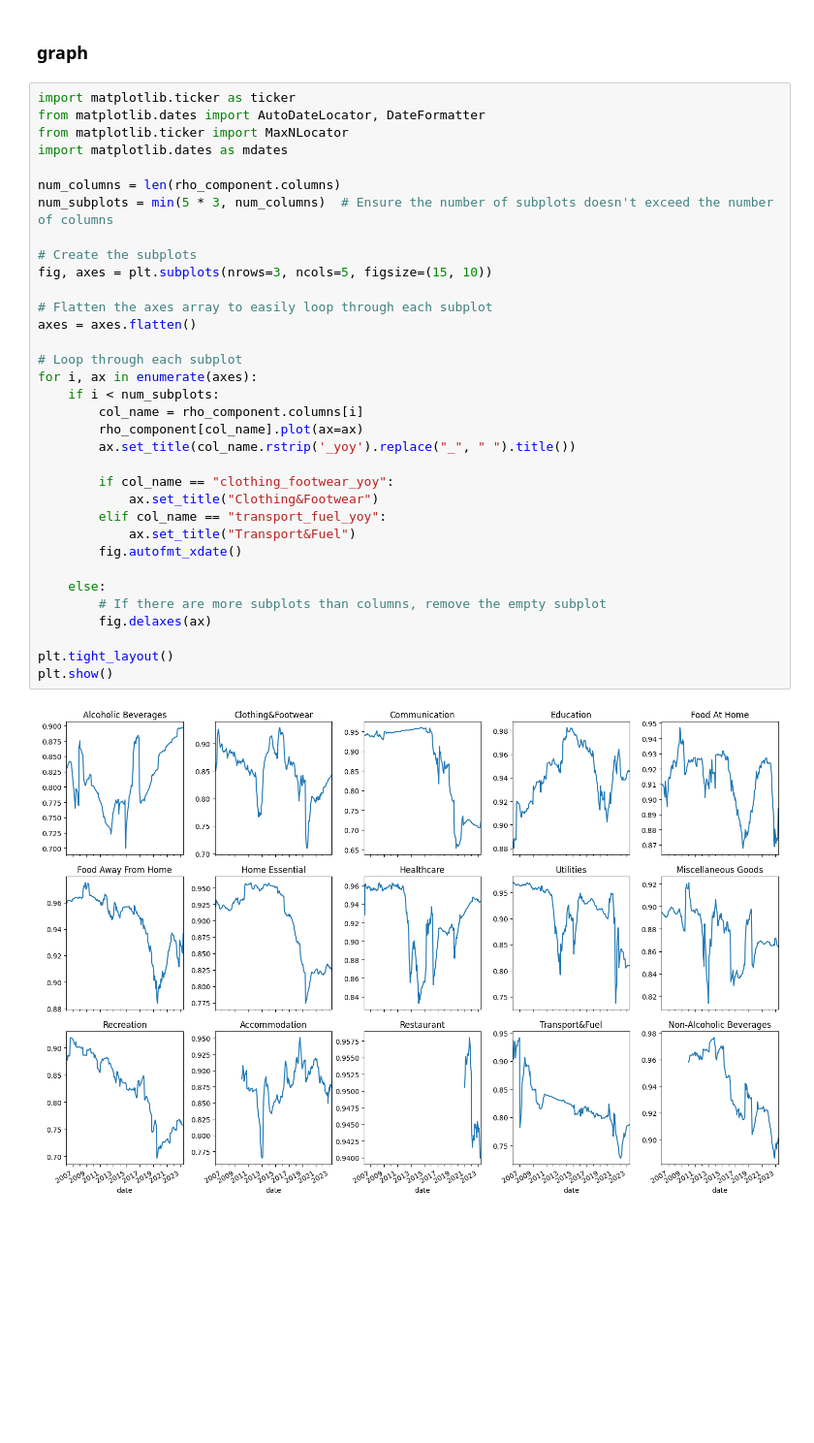
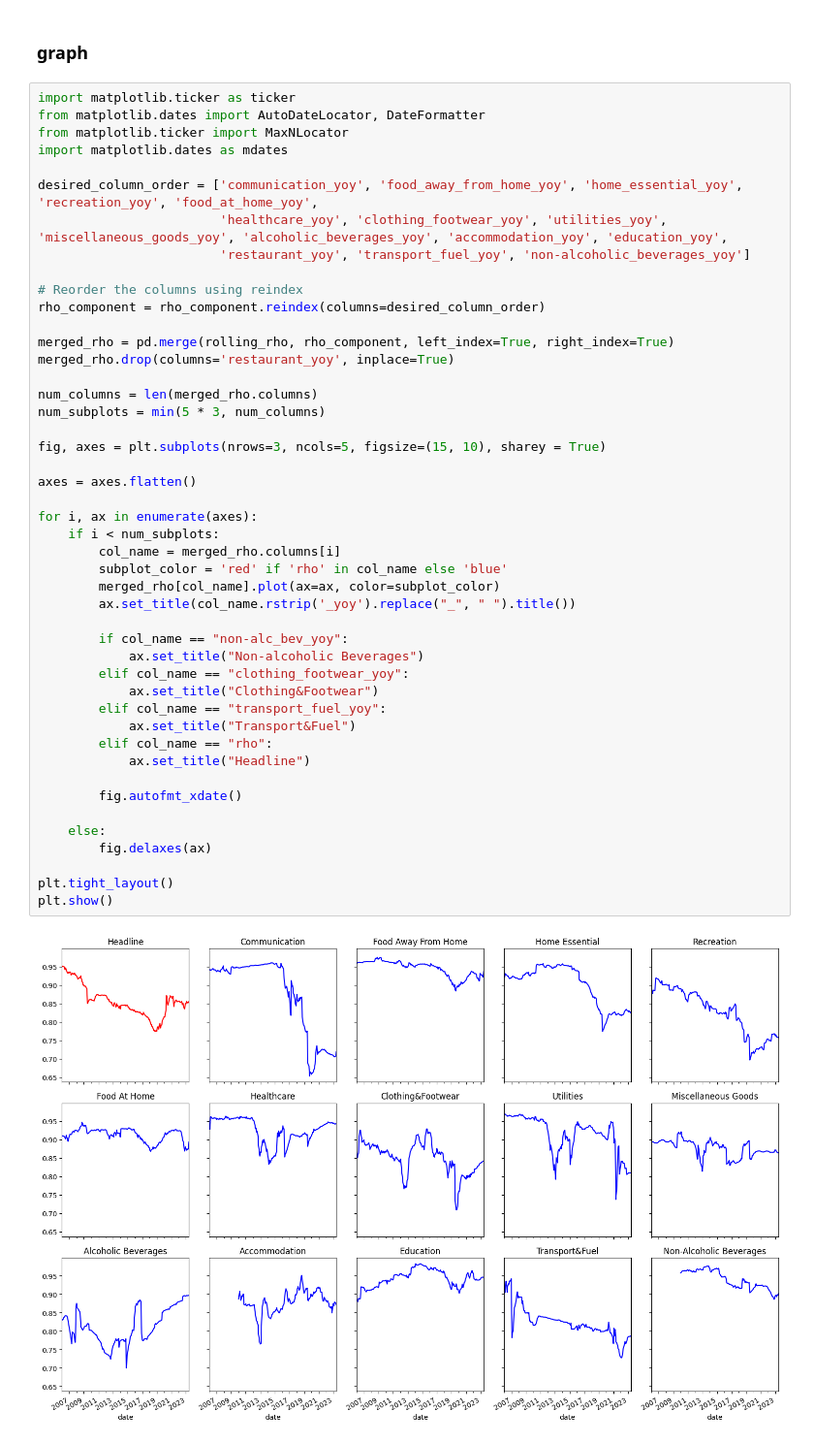
Before and after one commit to ziyun26/msia-inflation-persist, a Jupyter notebook: analysis.ipynb, the cells around one changed output. Shown at 97% size. Saved outputs shown, nothing was run; the diff lists cells and outputs as text; blank space fills up the shorter version.

Commit message:
finalise the graph

```diff
--- a/analysis.ipynb
+++ b/analysis.ipynb
@@ -456,36 +454,48 @@ component_mean_4.to_csv("mean_inflation.csv")
 # %%
 import matplotlib.ticker as ticker
 from matplotlib.dates import AutoDateLocator, DateFormatter
 from matplotlib.ticker import MaxNLocator
 import matplotlib.dates as mdates
 
-num_columns = len(rho_component.columns)
-num_subplots = min(5 * 3, num_columns)  # Ensure the number of subplots doesn't exceed the number of columns
+desired_column_order = ['communication_yoy', 'food_away_from_home_yoy', 'home_essential_yoy', 'recreation_yoy', 'food_at_home_yoy',
+                        'healthcare_yoy', 'clothing_footwear_yoy', 'utilities_yoy', 'miscellaneous_goods_yoy', 'alcoholic_beverages_yoy', 'accommodation_yoy', 'education_yoy',
+                        'restaurant_yoy', 'transport_fuel_yoy', 'non-alcoholic_beverages_yoy']
 
-# Create the subplots
-fig, axes = plt.subplots(nrows=3, ncols=5, figsize=(15, 10))
+# Reorder the columns using reindex
+rho_component = rho_component.reindex(columns=desired_column_order)
 
-# Flatten the axes array to easily loop through each subplot
+merged_rho = pd.merge(rolling_rho, rho_component, left_index=True, right_index=True)
+merged_rho.drop(columns='restaurant_yoy', inplace=True)
+
+num_columns = len(merged_rho.columns)
+num_subplots = min(5 * 3, num_columns)
+
+fig, axes = plt.subplots(nrows=3, ncols=5, figsize=(15, 10), sharey = True)
+
 axes = axes.flatten()
 
-# Loop through each subplot
 for i, ax in enumerate(axes):
     if i < num_subplots:
-        col_name = rho_component.columns[i]
-        rho_component[col_name].plot(ax=ax)
+        col_name = merged_rho.columns[i]
+        subplot_color = 'red' if 'rho' in col_name else 'blue'
+        merged_rho[col_name].plot(ax=ax, color=subplot_color)
         ax.set_title(col_name.rstrip('_yoy').replace("_", " ").title())
 
-        if col_name == "clothing_footwear_yoy":
+        if col_name == "non-alc_bev_yoy":
+            ax.set_title("Non-alcoholic Beverages")
+        elif col_name == "clothing_footwear_yoy":
             ax.set_title("Clothing&Footwear")
         elif col_name == "transport_fuel_yoy":
             ax.set_title("Transport&Fuel")
+        elif col_name == "rho":
+            ax.set_title("Headline")
+
         fig.autofmt_xdate()
 
     else:
-        # If there are more subplots than columns, remove the empty subplot
         fig.delaxes(ax)
 
 plt.tight_layout()
 plt.show()
 # %% [output]
-[figure, old version]
+[figure, new version]
```
Also changed, not shown: parts of 1 cell of this notebook.
